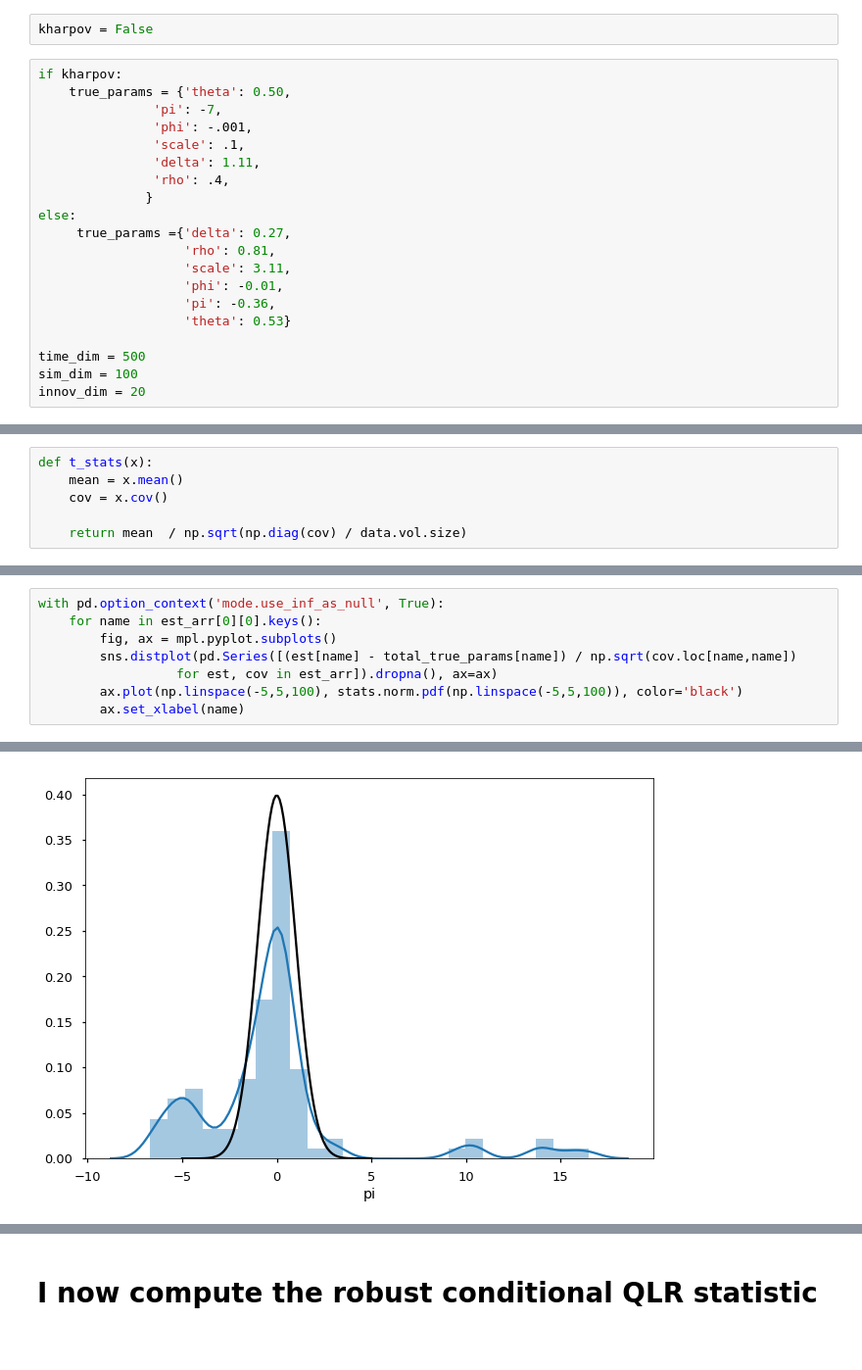
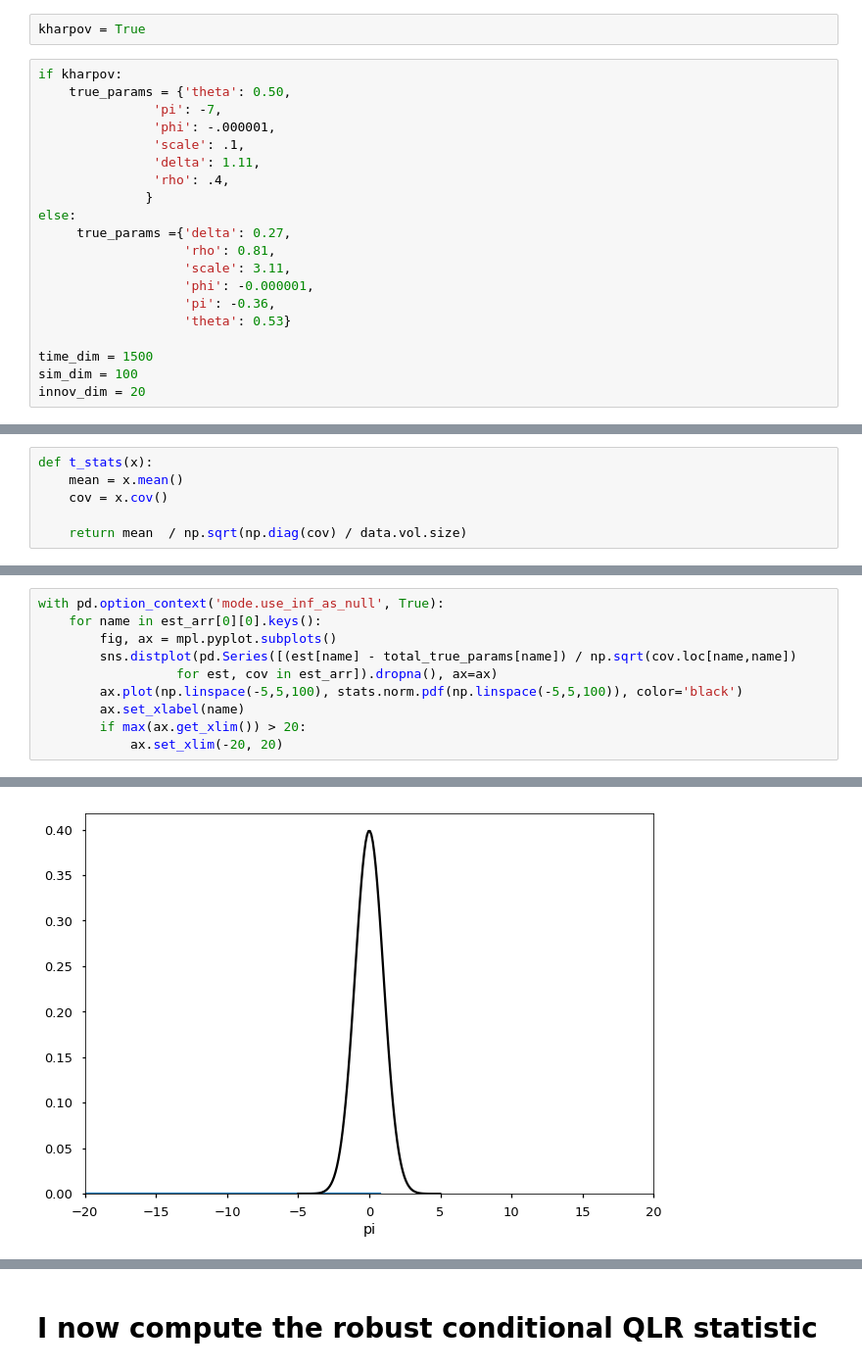
Before and after one commit to sangrey/RiskPriceInference, a Jupyter notebook: volpriceinference/simulations.ipynb, the cells around one changed output, grey strips where cells are left out. Shown at 98% size. Saved outputs shown, nothing was run; the diff lists cells and outputs as text.

```diff
--- a/volpriceinference/simulations.ipynb
+++ b/volpriceinference/simulations.ipynb
@@ -27,12 +29,12 @@ root_logger.addHandler(error_handler)
 # %% [markdown]
 ## Setup the True Parameters /  Simulation Parameters
 # %%
-kharpov = False
+kharpov = True
 # %%
 if kharpov:
     true_params = {'theta': 0.50,
                'pi': -7,
-               'phi': -.001,
+               'phi': -.000001,
                'scale': .1,
                'delta': 1.11,
                'rho': .4,
@@ -41,11 +43,11 @@ else:
      true_params ={'delta': 0.27,
                    'rho': 0.81,
                    'scale': 3.11,
-                   'phi': -0.01,
+                   'phi': -0.000001,
                    'pi': -0.36,
                    'theta': 0.53}
 
-time_dim = 500
+time_dim = 1500
 sim_dim = 100
 innov_dim = 20
 # %%
@@ -201,4 +203,6 @@ with pd.option_context('mode.use_inf_as_null', True):
                   for est, cov in est_arr]).dropna(), ax=ax)
         ax.plot(np.linspace(-5,5,100), stats.norm.pdf(np.linspace(-5,5,100)), color='black')
         ax.set_xlabel(name)
+        if max(ax.get_xlim()) > 20:
+            ax.set_xlim(-20, 20)
 # %% [output]
@@ -213 +217 @@ with pd.option_context('mode.use_inf_as_null', True):
-[figure, old version]
+[figure, new version]
```
Also changed, not shown: parts of 32 cells of this notebook, 3 other files.
